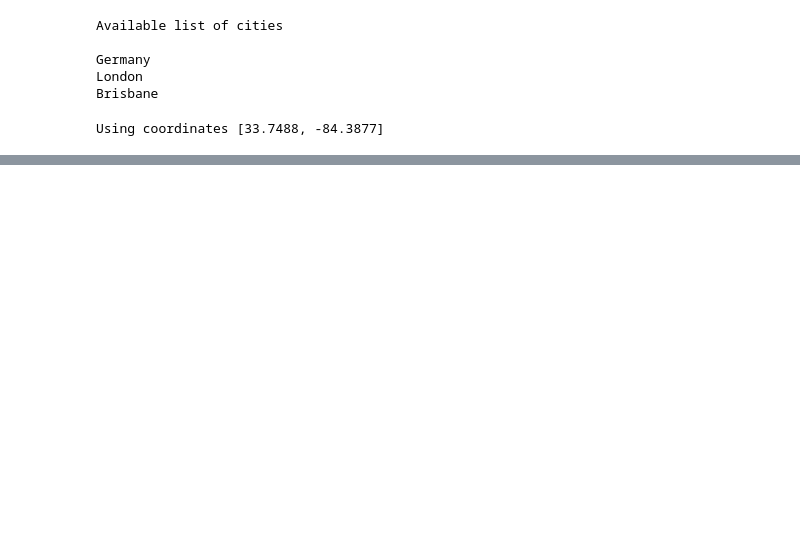
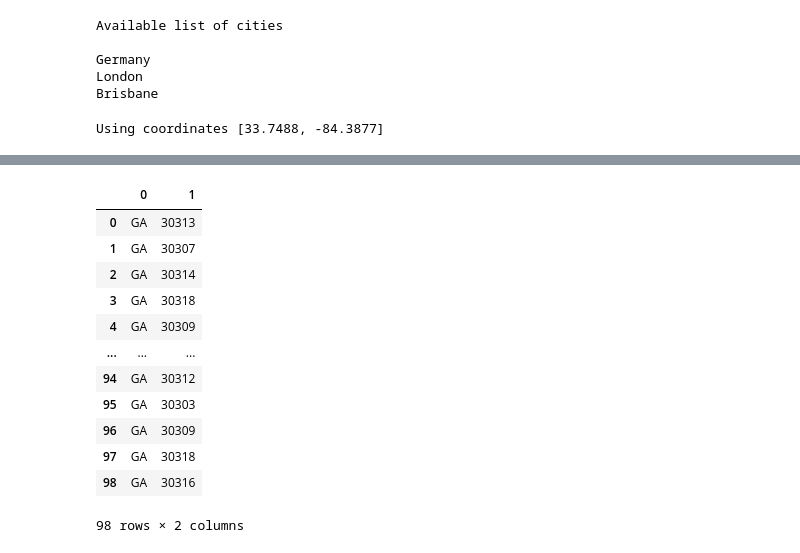
Before and after one commit to sma005/Project_3_Group_3, a Jupyter notebook: Python Scripts/project3.ipynb, the cells around one changed output, grey strips where cells are left out. Cells and saved outputs as stored; diff of their text form; code cells hidden in the pictures; blank space fills up the shorter version.

```diff
--- a/Python Scripts/project3.ipynb
+++ b/Python Scripts/project3.ipynb
@@ -231,0 +285,16 @@ properties_df
+# %%
+properties_df.State_Zip.str.split(" ", expand = True)
+# %% [output]
+|  | 0 | 1 |
+| 0 | GA | 30313 |
+| 1 | GA | 30307 |
+| 2 | GA | 30314 |
+| 3 | GA | 30318 |
+| 4 | GA | 30309 |
+| ... | ... | ... |
+| 94 | GA | 30312 |
+| 95 | GA | 30303 |
+| 96 | GA | 30309 |
+| 97 | GA | 30318 |
+| 98 | GA | 30316 |
+98 rows × 2 columns
```
Also changed, not shown: parts of 14 cells of this notebook.
